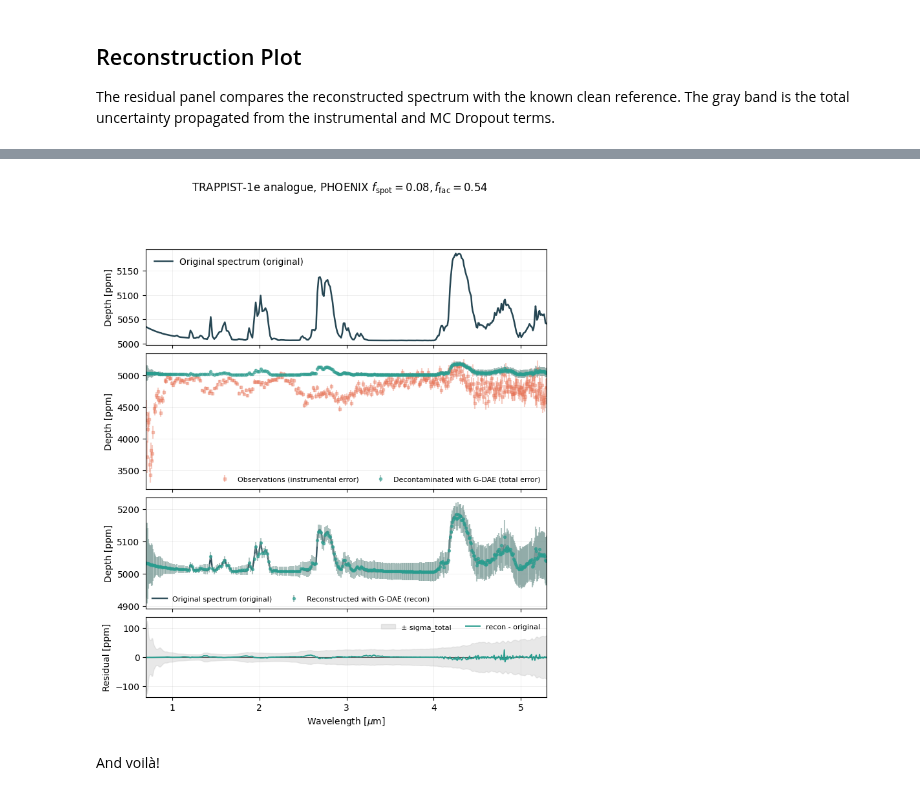
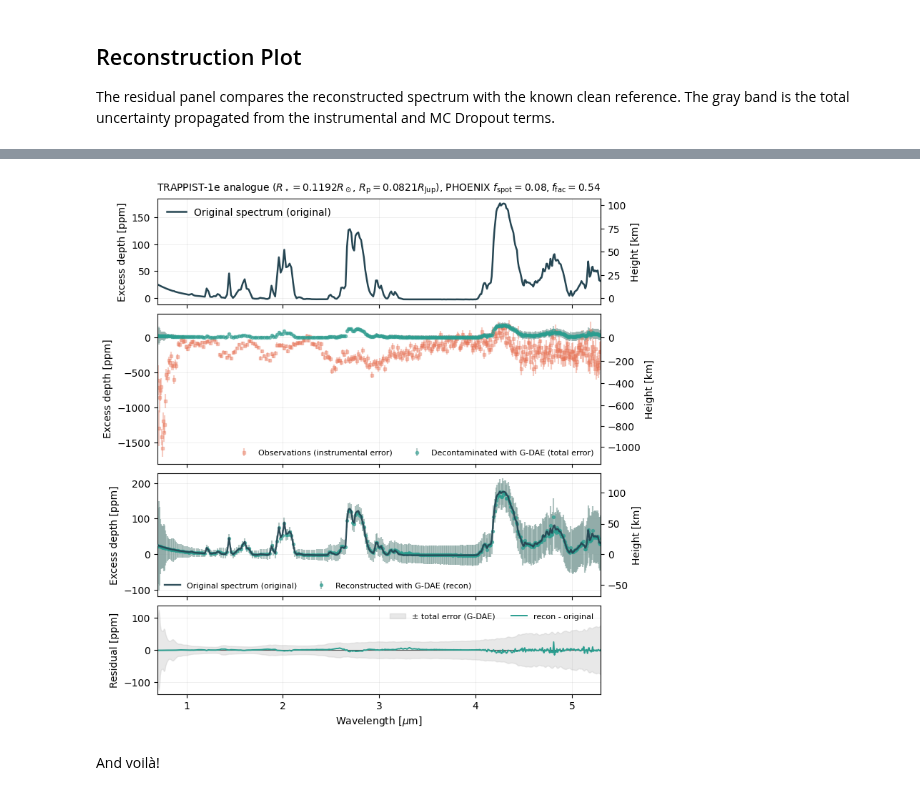
Before and after one commit to D4san/gdaespec, a Jupyter notebook: model-parameters/G-DAE-Example.ipynb, the cells around one changed output, grey strips where cells are left out. Saved outputs shown, nothing was run; the diff lists cells and outputs as text; code cells hidden in the pictures.

Commit message:
Update G-DAE reconstruction image for TRAPPIST-1e with new binary file

```diff
--- a/model-parameters/G-DAE-Example.ipynb
+++ b/model-parameters/G-DAE-Example.ipynb
@@ -59,6 +59,12 @@ MODEL = "G-DAE-EarthLike.keras"
 T_PASSES_DROPOUT = 50
 EPS_RANGE = 1.0e-12
 EPS_SIGMA = 1.0e-12
+
+# Properties of the star and planet (for reference depth calculation)
+R_SUN_KM = 695700.0
+R_JUP_KM = 71492.0
+TRAPPIST1_RADIUS_RSUN = 0.1192
+TRAPPIST1E_RADIUS_RJUP = 0.0821
 # %% [markdown]
 ## Load the Example
 
@@ -130,7 +136,7 @@ def reconstruct_mc_dropout(
     reconstructions = []
 
     for _ in range(int(t_passes)):
-        y_norm = model(x_norm, training=True).numpy().astype(np.float32)
+        y_norm = model([x_norm], training=True).numpy().astype(np.float32)
         reconstructions.append(row_min_max_denormalize(y_norm, denorm_reference))
 
     samples = np.stack(reconstructions, axis=0)
@@ -188,6 +194,23 @@ recon = recon_mean[0, order]
 inst = sigma_inst[order]
 total = sigma_total[0, order]
 
+stellar_radius_km = TRAPPIST1_RADIUS_RSUN * R_SUN_KM
+planet_radius_km = TRAPPIST1E_RADIUS_RJUP * R_JUP_KM
+reference_depth = (planet_radius_km / stellar_radius_km) ** 2
+
+clean_rel = (clean - reference_depth) * 1e6
+noisy_rel = (noisy - reference_depth) * 1e6
+recon_rel = (recon - reference_depth) * 1e6
+
+def excess_depth_ppm_to_height_km(excess_depth_ppm: np.ndarray | float) -> np.ndarray:
+    excess_depth = np.asarray(excess_depth_ppm, dtype=np.float64) * 1e-6
+    return np.sqrt(planet_radius_km**2 + excess_depth * stellar_radius_km**2) - planet_radius_km
+
+
+def height_km_to_excess_depth_ppm(height_km: np.ndarray | float) -> np.ndarray:
+    height = np.asarray(height_km, dtype=np.float64)
+    return (((planet_radius_km + height) ** 2 - planet_radius_km**2) / stellar_radius_km**2) * 1e6
+
 fig, (ax_top, ax_mid, ax_cmp, ax_res) = plt.subplots(
     4,
     1,
@@ -196,13 +219,19 @@ fig, (ax_top, ax_mid, ax_cmp, ax_res) = plt.subplots(
     gridspec_kw={"height_ratios": [1.2, 1.7, 1.4, 1.0], "hspace": 0.08},
 )
 
-ax_top.plot(waves, clean * 1e6, color="#264653", lw=1.8, label="Original spectrum (original)")
-ax_top.set_ylabel("Depth [ppm]")
+ax_top.plot(waves, clean_rel, color="#264653", lw=1.8, label="Original spectrum (original)")
+ax_top.set_ylabel("Excess depth [ppm]")
 ax_top.legend(frameon=False, loc="best")
+ax_top.set_title(
+    fr"TRAPPIST-1e analogue ($R_\star={TRAPPIST1_RADIUS_RSUN} R_\odot$, $R_\mathrm{{p}}={TRAPPIST1E_RADIUS_RJUP} R_\mathrm{{Jup}}$), PHOENIX $f_\mathrm{{spot}}=0.08, f_\mathrm{{fac}}=0.54$",
+    y=0.97,
+    fontsize=10,
+    va="bottom",
+)
 
 ax_mid.errorbar(
     waves,
-    noisy * 1e6,
+    noisy_rel,
     yerr=inst * 1e6,
     fmt="s",
     ms=3,
@@ -212,7 +241,7 @@ ax_mid.errorbar(
 )
 ax_mid.errorbar(
     waves,
-    recon * 1e6,
+    recon_rel,
     yerr=total * 1e6,
     fmt="o",
     ms=3,
@@ -221,21 +250,12 @@ ax_mid.errorbar(
     ecolor="#85A39F",
     label="Decontaminated with G-DAE (total error)",
 )
-ax_mid.set_ylabel("Depth [ppm]")
+ax_mid.set_ylabel("Excess depth [ppm]")
 ax_mid.legend(frameon=False, loc="best", ncol=2, fontsize=8)
 
-# Comparison panel: Original spectrum (original) vs G-DAE reconstruction (with G-DAE error bars).
-ax_cmp.plot(
-    waves,
-    clean * 1e6,
-    color="#264653",
-    lw=1.7,
-    alpha=0.95,
-    label="Original spectrum (original)",
-)
 ax_cmp.errorbar(
     waves,
-    recon * 1e6,
+    recon_rel,
     yerr=total * 1e6,
     fmt="o",
     ms=2.8,
@@ -244,7 +264,16 @@ ax_cmp.errorbar(
     ecolor="#85A39F",
     label="Reconstructed with G-DAE (recon)",
 )
-ax_cmp.set_ylabel("Depth [ppm]")
+ax_cmp.plot(
+    waves,
+    clean_rel,
+    color="#264653",
+    lw=1.7,
+    alpha=0.95,
+    zorder=100,
+    label="Original spectrum (original)",
+)
+ax_cmp.set_ylabel("Excess depth [ppm]")
 ax_cmp.legend(frameon=False, loc="lower left", ncol=2, fontsize=8)
 
 residual = (recon - clean) * 1e6
@@ -255,23 +284,24 @@ ax_res.fill_between(
     total * 1e6,
     color="#cccccc",
     alpha=0.45,
-    label="± sigma_total",
+    label="± total error (G-DAE)",
 )
 ax_res.plot(waves, residual, color="#2A9D8F", lw=1.4, label="recon - original")
 ax_res.set_xlabel(r"Wavelength [$\mu$m]")
 ax_res.set_ylabel("Residual [ppm]")
 ax_res.legend(frameon=False, loc="best", ncol=2, fontsize=8)
 
+for ax in (ax_top, ax_mid, ax_cmp):
+    secax = ax.secondary_yaxis(
+        "right",
+        functions=(excess_depth_ppm_to_height_km, height_km_to_excess_depth_ppm),
+    )
+    secax.set_ylabel("Height [km]")
+
 for ax in (ax_top, ax_mid, ax_cmp, ax_res):
     ax.grid(True, alpha=0.2, lw=0.7)
     ax.margins(x=0)
 
-fig.suptitle(
-    r"TRAPPIST-1e analogue, PHOENIX $f_\mathrm{spot}=0.08, f_\mathrm{fac}=0.54$",
-    y=0.97,
-    fontsize=12,
-    va="bottom",
-)
 plt.savefig("G-DAE-Reconstruction-TRAPPIST1e.png", dpi=300, bbox_inches="tight")
 plt.show()
 # %% [output]
@@ -285,3 +308,3 @@ findfont: Font family ['cmex10'] not found. Falling back to DejaVu Sans.
-[figure, old version]
+[figure, new version]
 # %% [markdown]
 And voilà!
```
Also changed, not shown: parts of 2 cells of this notebook, 4 other files.
